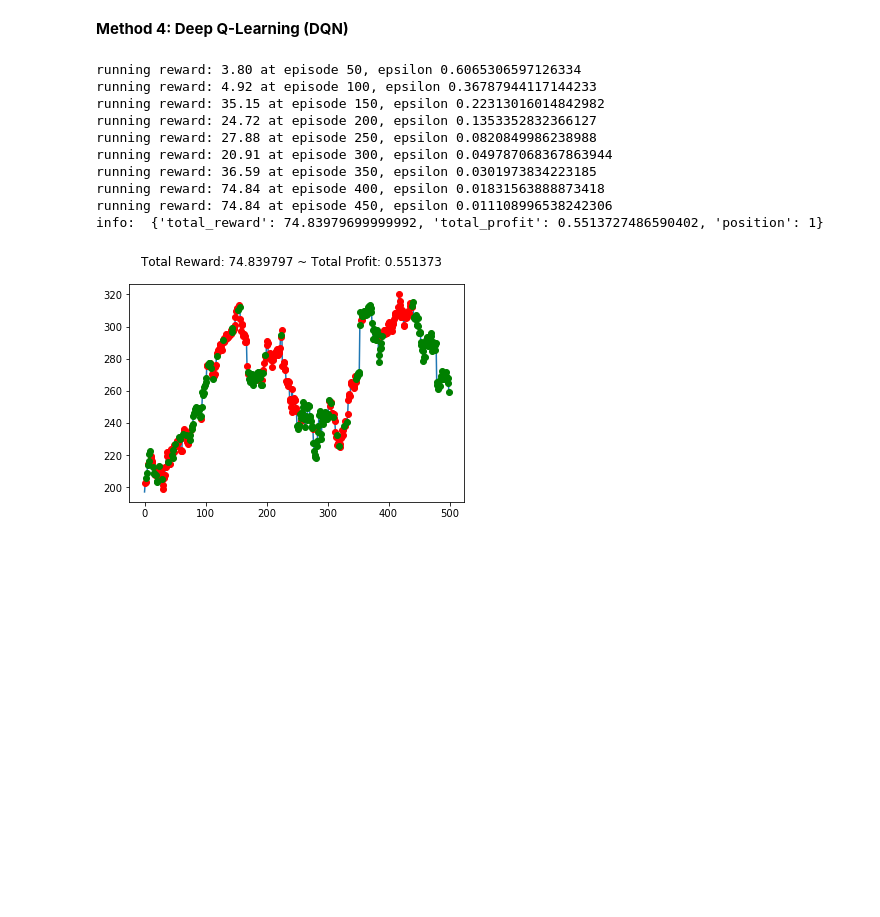
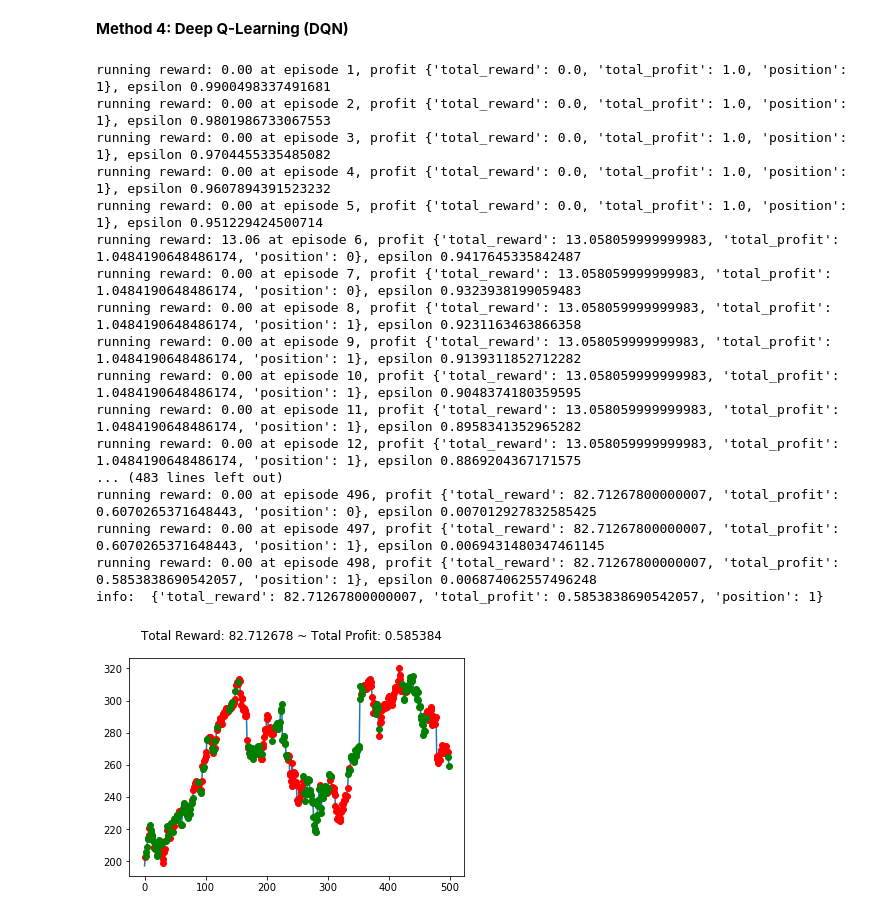
Before and after one commit to fshi3/RL_stock_trading, a Jupyter notebook: RL - Stock Trading Algo.ipynb, the cells around one changed output. Saved outputs shown, nothing was run; the diff lists cells and outputs as text; code cells hidden in the pictures; blank space fills up the shorter version.

```diff
--- a/RL - Stock Trading Algo.ipynb
+++ b/RL - Stock Trading Algo.ipynb
@@ -210,7 +210,7 @@ frame_count = 0
 update_after_actions = 4
 
 # How often to update the target network
-target_update_every = 50
+target_update_every = 20
 loss_function = keras.losses.MeanSquaredError()
 
 epsilon = 1
@@ -283,42 +283,49 @@ while True:
             q_values = model(state_sample)
             # We consider only the relevant actions
             Q_of_actions = tf.reduce_sum(tf.multiply(q_values, relevant_actions), axis=1)
             # Calculate loss between principal network and target network
             loss = loss_function(Q_targets, Q_of_actions)
 
             # Nudge the weights of the trainable variables towards
             grads = tape.gradient(loss, model.trainable_variables)
             optimizer.apply_gradients(zip(grads, model.trainable_variables))
 
     if timestep_count % target_update_every == 0:
         # update the the target network with new weights
         model_target.set_weights(model.get_weights())
         # Log details
         template = "running reward: {:.2f} at episode {}, epsilon {}"
-        print(template.format(running_reward, timestep_count, epsilon))
+        print(template.format(running_reward, timestep_count, info, epsilon))
 
     # Don't let the memory grow beyond the limit
     if len(rewards_history) > max_memory:
         del action_history[:1]
         del state_history[:1]
         del state_next_history[:1]
         del rewards_history[:1]
         del done_history[:1]
 
     if done:
         print("info: ", info)
         break
 
 env_1.render_all()
 # %% [output]
-running reward: 3.80 at episode 50, epsilon 0.6065306597126334
-running reward: 4.92 at episode 100, epsilon 0.36787944117144233
-running reward: 35.15 at episode 150, epsilon 0.22313016014842982
-running reward: 24.72 at episode 200, epsilon 0.1353352832366127
-running reward: 27.88 at episode 250, epsilon 0.0820849986238988
-running reward: 20.91 at episode 300, epsilon 0.049787068367863944
-running reward: 36.59 at episode 350, epsilon 0.0301973834223185
-running reward: 74.84 at episode 400, epsilon 0.01831563888873418
-running reward: 74.84 at episode 450, epsilon 0.011108996538242306
-info:  {'total_reward': 74.83979699999992, 'total_profit': 0.5513727486590402, 'position': 1}
+running reward: 0.00 at episode 1, profit {'total_reward': 0.0, 'total_profit': 1.0, 'position': 1}, epsilon 0.9900498337491681
+running reward: 0.00 at episode 2, profit {'total_reward': 0.0, 'total_profit': 1.0, 'position': 1}, epsilon 0.9801986733067553
+running reward: 0.00 at episode 3, profit {'total_reward': 0.0, 'total_profit': 1.0, 'position': 1}, epsilon 0.9704455335485082
+running reward: 0.00 at episode 4, profit {'total_reward': 0.0, 'total_profit': 1.0, 'position': 1}, epsilon 0.9607894391523232
+running reward: 0.00 at episode 5, profit {'total_reward': 0.0, 'total_profit': 1.0, 'position': 1}, epsilon 0.951229424500714
+running reward: 13.06 at episode 6, profit {'total_reward': 13.058059999999983, 'total_profit': 1.0484190648486174, 'position': 0}, epsilon 0.9417645335842487
+running reward: 0.00 at episode 7, profit {'total_reward': 13.058059999999983, 'total_profit': 1.0484190648486174, 'position': 0}, epsilon 0.9323938199059483
+running reward: 0.00 at episode 8, profit {'total_reward': 13.058059999999983, 'total_profit': 1.0484190648486174, 'position': 1}, epsilon 0.9231163463866358
+running reward: 0.00 at episode 9, profit {'total_reward': 13.058059999999983, 'total_profit': 1.0484190648486174, 'position': 1}, epsilon 0.9139311852712282
+running reward: 0.00 at episode 10, profit {'total_reward': 13.058059999999983, 'total_profit': 1.0484190648486174, 'position': 1}, epsilon 0.9048374180359595
+running reward: 0.00 at episode 11, profit {'total_reward': 13.058059999999983, 'total_profit': 1.0484190648486174, 'position': 1}, epsilon 0.8958341352965282
+running reward: 0.00 at episode 12, profit {'total_reward': 13.058059999999983, 'total_profit': 1.0484190648486174, 'position': 1}, epsilon 0.8869204367171575
+... (483 lines left out)
+running reward: 0.00 at episode 496, profit {'total_reward': 82.71267800000007, 'total_profit': 0.6070265371648443, 'position': 0}, epsilon 0.007012927832585425
+running reward: 0.00 at episode 497, profit {'total_reward': 82.71267800000007, 'total_profit': 0.6070265371648443, 'position': 1}, epsilon 0.0069431480347461145
+running reward: 0.00 at episode 498, profit {'total_reward': 82.71267800000007, 'total_profit': 0.5853838690542057, 'position': 1}, epsilon 0.006874062557496248
+info:  {'total_reward': 82.71267800000007, 'total_profit': 0.5853838690542057, 'position': 1}
-[figure, old version]
+[figure, new version]
```
Also changed, not shown: parts of 3 cells of this notebook.
